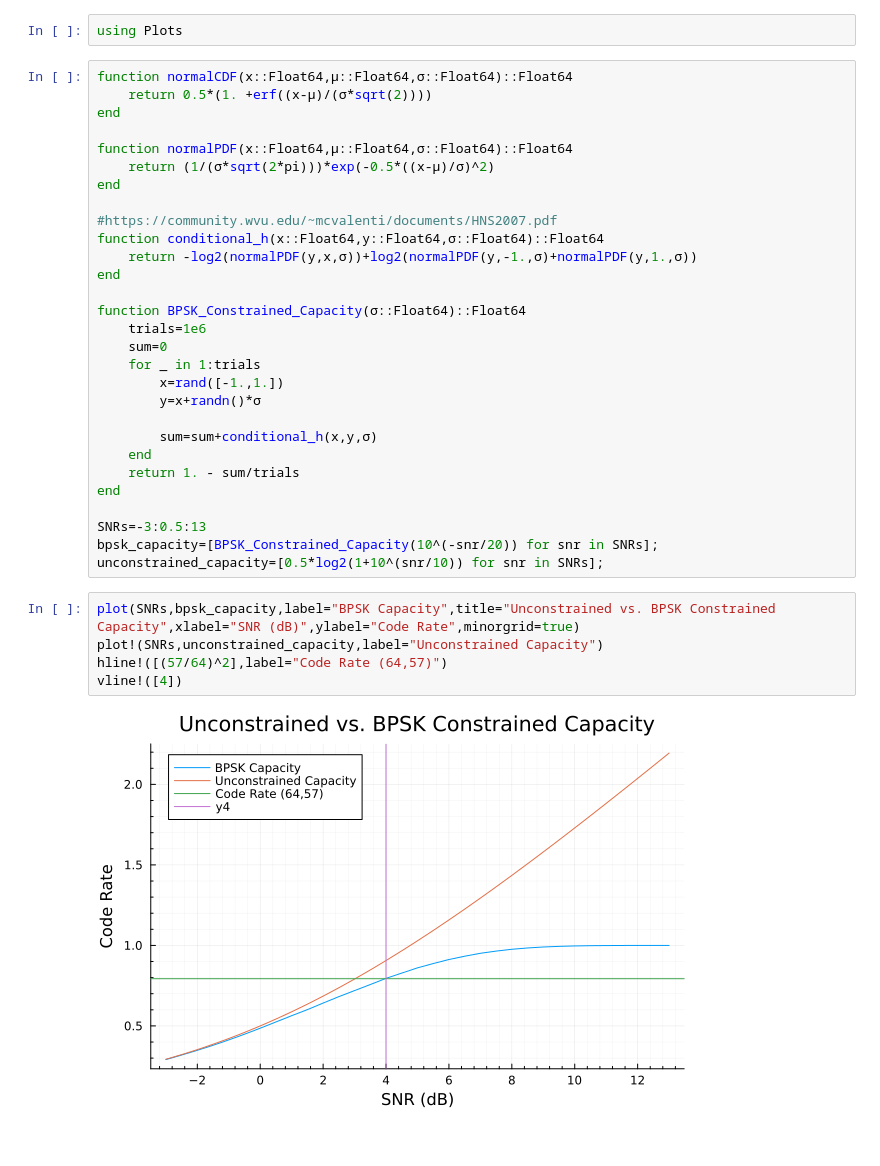
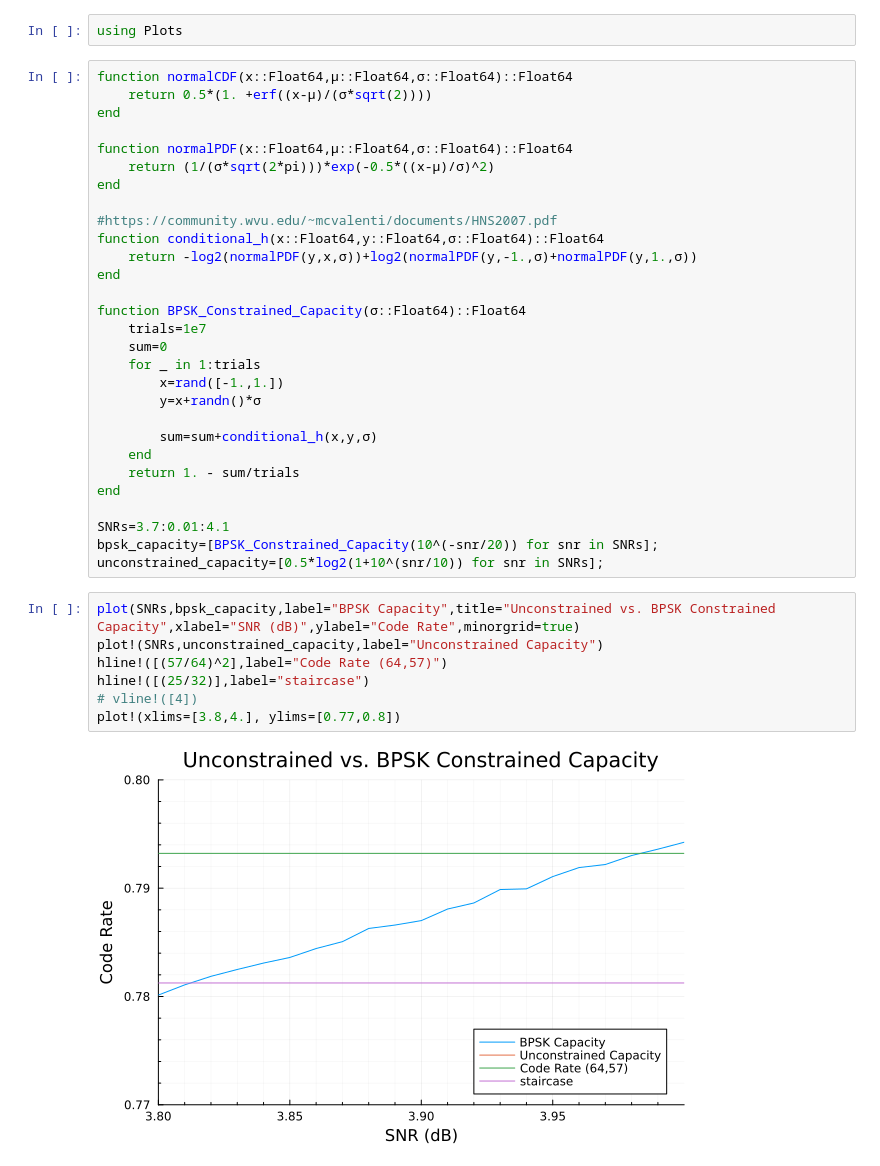
Before and after one commit to crmsndu/thesis-project, a Jupyter notebook: BPSKConstrainedShannonLimit.ipynb, the cells around one changed output. Cells and saved outputs as stored; diff of their text form.

```diff
--- a/BPSKConstrainedShannonLimit.ipynb
+++ b/BPSKConstrainedShannonLimit.ipynb
@@ -15,7 +15,7 @@ function conditional_h(x::Float64,y::Float64,σ::Float64)::Float64
 end
 
 function BPSK_Constrained_Capacity(σ::Float64)::Float64
-    trials=1e6
+    trials=1e7
     sum=0
     for _ in 1:trials
         x=rand([-1.,1.])
@@ -26,13 +26,15 @@ function BPSK_Constrained_Capacity(σ::Float64)::Float64
     return 1. - sum/trials
 end
 
-SNRs=-3:0.5:13
+SNRs=3.7:0.01:4.1
 bpsk_capacity=[BPSK_Constrained_Capacity(10^(-snr/20)) for snr in SNRs];
 unconstrained_capacity=[0.5*log2(1+10^(snr/10)) for snr in SNRs];
 # %%
 plot(SNRs,bpsk_capacity,label="BPSK Capacity",title="Unconstrained vs. BPSK Constrained Capacity",xlabel="SNR (dB)",ylabel="Code Rate",minorgrid=true)
 plot!(SNRs,unconstrained_capacity,label="Unconstrained Capacity")
 hline!([(57/64)^2],label="Code Rate (64,57)")
-vline!([4])
+hline!([(25/32)],label="staircase")
+# vline!([4])
+plot!(xlims=[3.8,4.], ylims=[0.77,0.8])
 # %% [output]
-[figure, old version]
+[figure, new version]
```
Also changed, not shown: 6 other files.
